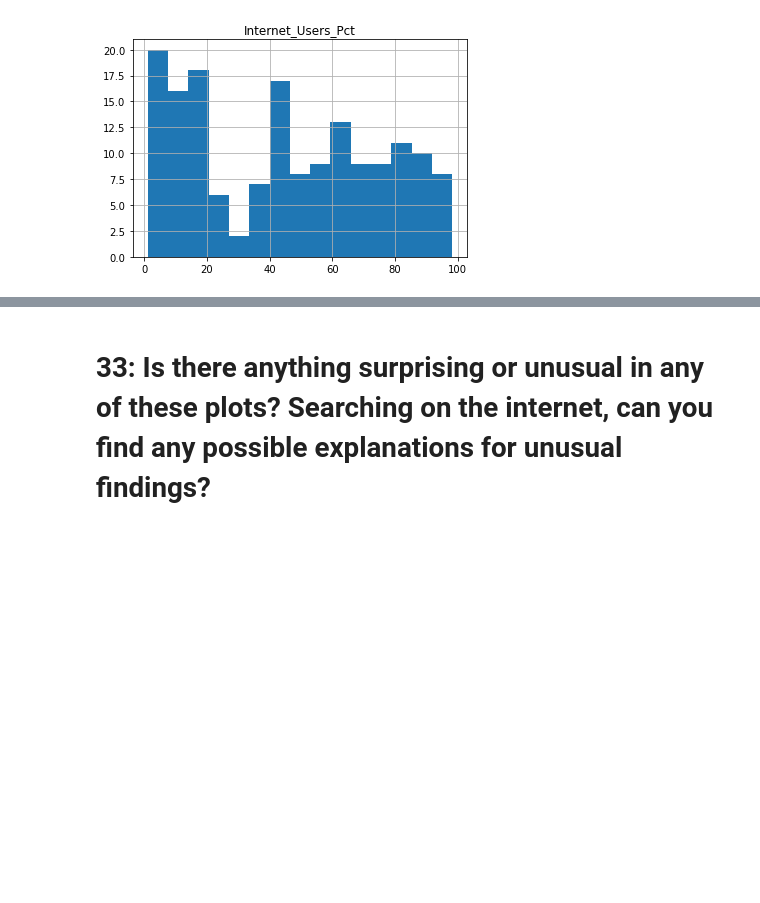
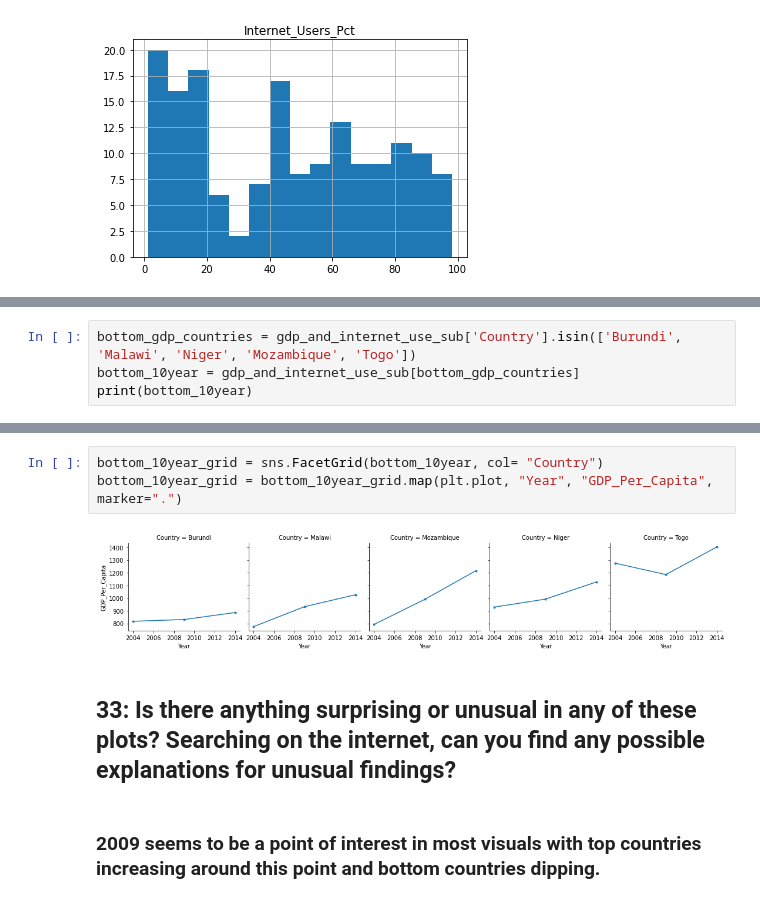
Before and after one commit to MaGoodman12/gdp-and-internet-usage-MaGoodman12, a Jupyter notebook: Jupyter_notebooks/internet_project.ipynb, the cells around one changed output, grey strips where cells are left out. Saved outputs shown, nothing was run; the diff lists cells and outputs as text; blank space fills up the shorter version.

```diff
--- a/Jupyter_notebooks/internet_project.ipynb
+++ b/Jupyter_notebooks/internet_project.ipynb
@@ -377,0 +549,4 @@ top_5_internet.shape
+# %%
+bottom_gdp_countries = gdp_and_internet_use_sub['Country'].isin(['Burundi', 'Malawi', 'Niger', 'Mozambique', 'Togo'])
+bottom_10year = gdp_and_internet_use_sub[bottom_gdp_countries]
+print(bottom_10year)
@@ -378,2 +570,9 @@ top_5_internet.shape
+# %%
+bottom_10year_grid = sns.FacetGrid(bottom_10year, col= "Country")
+bottom_10year_grid = bottom_10year_grid.map(plt.plot, "Year", "GDP_Per_Capita", marker=".")
+# %% [output]
+[figure, added]
 # %% [markdown]
-# 33: Is there anything surprising or unusual in any of these plots? Searching on the internet, can you find any possible explanations for unusual findings?
+## 33: Is there anything surprising or unusual in any of these plots? Searching on the internet, can you find any possible explanations for unusual findings?
+# %% [markdown]
+### 2009 seems to be a point of interest in most visuals with top countries increasing around this point and bottom countries dipping.
```
Also changed, not shown: parts of 53 cells of this notebook, 2 other files.
